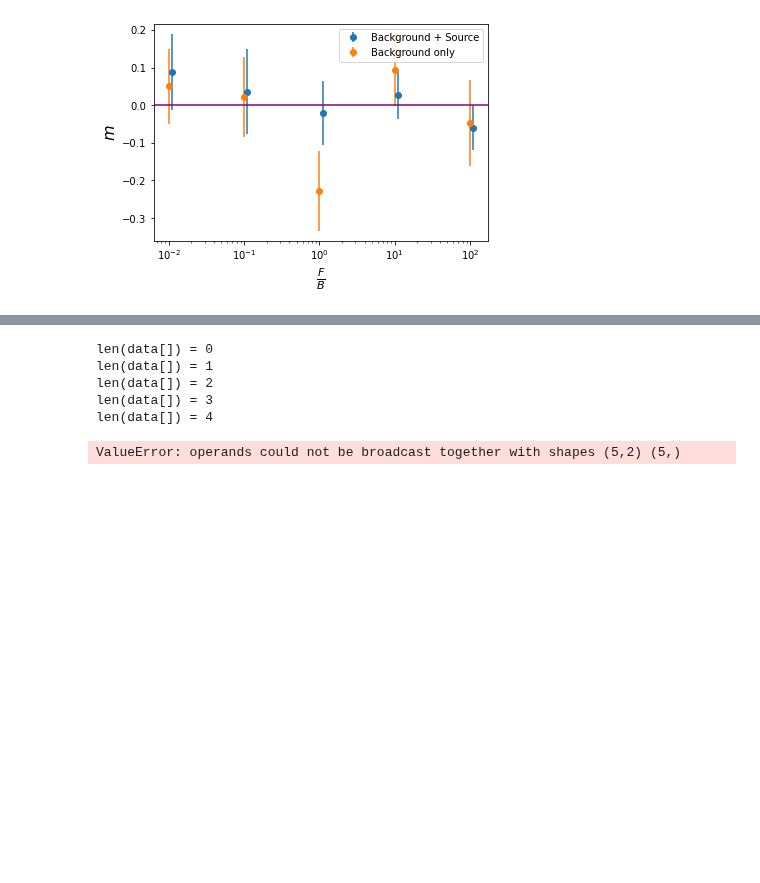
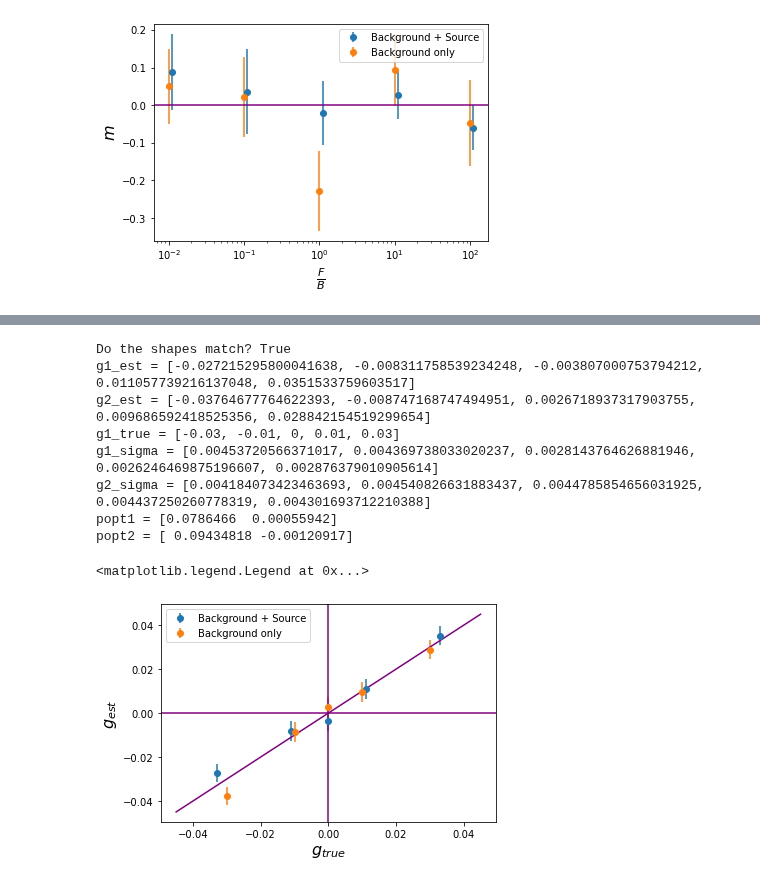
Before and after one commit to norrisbach/Metacal, a Jupyter notebook: metacalBiasFinder.ipynb, the cells around one changed output, grey strips where cells are left out. Drawn from its saved outputs; the diff is of its cells as text; code cells hidden in the pictures; blank space fills up the shorter version.

```diff
--- a/metacalBiasFinder.ipynb
+++ b/metacalBiasFinder.ipynb
@@ -96,8 +96,8 @@ def make_data(rng, FbyB, shear, version=0, first=False, SbyN=20):
     obj0 = galsim.Exponential(
         half_light_radius=gal_hlr, flux=125e3
     ).shear(
-        g1=shear[0],
-        g2=shear[1],
+        g1=shear,
+        g2=0,
     ).shift(dx=dx, dy=dy,)
     obj = galsim.Convolve(psf, obj0)
 
@@ -271,44 +312,42 @@ gmeas/gtrue - 1 = m
 # %%
-import numpy as np
-import scipy.optimize
-def biasFunc(x, m, c):
-    '''Systematic bias of shear estimation
-    Parameters:
-    ----
-    x:  input shear
-    m:  multiplicative bias
-    c:  additive bias
+x = np.linspace(-.03*1.5, .03*1.5, len(FBratioArr))
+y = x
 
-    Returns:
-    ----
-    y:  estimated shear
-    '''
-    y   =   (1+m) * x + c
-    return y
-
-# see here
-# (https://docs.scipy.org/doc/scipy/reference/generated/scipy.optimize.curve_fit.html)
-# for documentation of scipy.optimize.curve_fit
-
-FBratioArr = np.logspace(start=-2, stop=2, num=5, base=10.0)
-num_tests = len(FBratioArr)
-num_gals = 100
-g1_true= [[-0.03, 0], [-0.01, 0], [0, 0], [0.01, 0], [0.03, 0]]
-#g1_true = np.linspace(-0.03,0.03,len(FBratioArr))
-
-analysis_BandS= analyze(rng, num_tests, num_gals, FBratioArr, g1_true, version=0, first = True, SbyN=20)
-analysis_Bonly = analyze(rng, num_tests, num_gals, FBratioArr, g1_true, version=1, first = True, SbyN=20)
-
+FbyBlist = analysis_BandS[0]
 g1_est = analysis_BandS[1]
 g1_sigma = analysis_BandS[3]
 
-popt1, pcov1 = scipy.optimize.curve_fit(biasFunc, g1_true,g1_est,sigma=g1_sigma)
+g2_est = analysis_Bonly[1]
+g2_sigma = analysis_Bonly[3]
 
-print("popt1 type = ",type(popt1))
+print("Do the shapes match?", np.shape(g1_est) == np.shape(g1_sigma) == np.shape(g1_true))
+print("g1_est =", g1_est)
+print("g2_est =", g2_est)
+print("g1_true =", g_true)
+print("g1_sigma =", g1_sigma)
+print("g2_sigma =", g2_sigma)
+
+popt1, pcov1 = scipy.optimize.curve_fit(biasFunc, g_true, g1_est, sigma = g1_sigma)
+print("popt1 =", popt1)
+popt2, pcov2 = scipy.optimize.curve_fit(biasFunc, g_true, g2_est, sigma = g2_sigma)
+print("popt2 =", popt2)
+
+plt.errorbar(np.array(g_true)*1.1, g1_est, yerr=g2_sigma, fmt='o', label='Background + Source')
+plt.errorbar(g_true, g2_est, yerr=g2_sigma, fmt='o', label='Background only')
+plt.plot(x, y, color="purple")
+plt.axhline(0, color="purple")
+plt.axvline(0, color="purple")
+plt.xlabel(r'$g_{true}$', fontsize=16)
+plt.ylabel(r'$g_{est}$', fontsize=16)
+plt.legend()
 # %% [output]
-len(data[]) = 0
-len(data[]) = 1
-len(data[]) = 2
-len(data[]) = 3
-len(data[]) = 4
+Do the shapes match? True
+g1_est = [-0.027215295800041638, -0.008311758539234248, -0.003807000753794212, 0.011057739216137048, 0.0351533759603517]
+g2_est = [-0.03764677764622393, -0.008747168747494951, 0.0026718937317903755, 0.009686592418525356, 0.028842154519299654]
+g1_true = [-0.03, -0.01, 0, 0.01, 0.03]
+g1_sigma = [0.00453720566371017, 0.004369738033020237, 0.0028143764626881946, 0.0026246469875196607, 0.002876379010905614]
+g2_sigma = [0.004184073423463693, 0.004540826631883437, 0.0044785854656031925, 0.004437250260778319, 0.004301693712210388]
+popt1 = [0.0786466  0.00055942]
+popt2 = [ 0.09434818 -0.00120917]
-ValueError: operands could not be broadcast together with shapes (5,2) (5,)
+<matplotlib.legend.Legend at 0x...>
+[figure, added]
```
Also changed, not shown: parts of 1 cell of this notebook.
